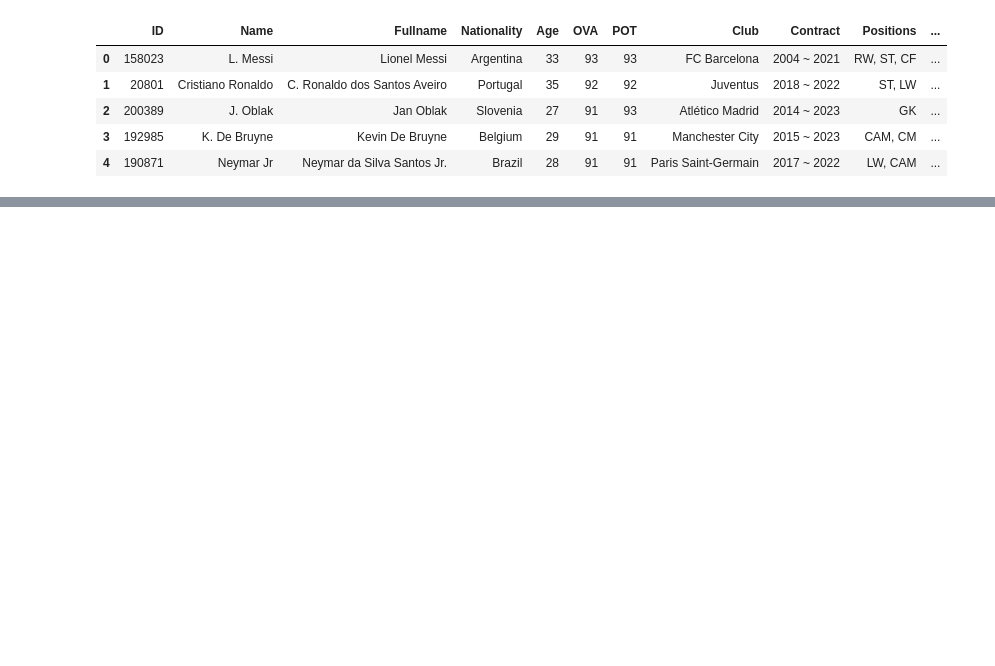
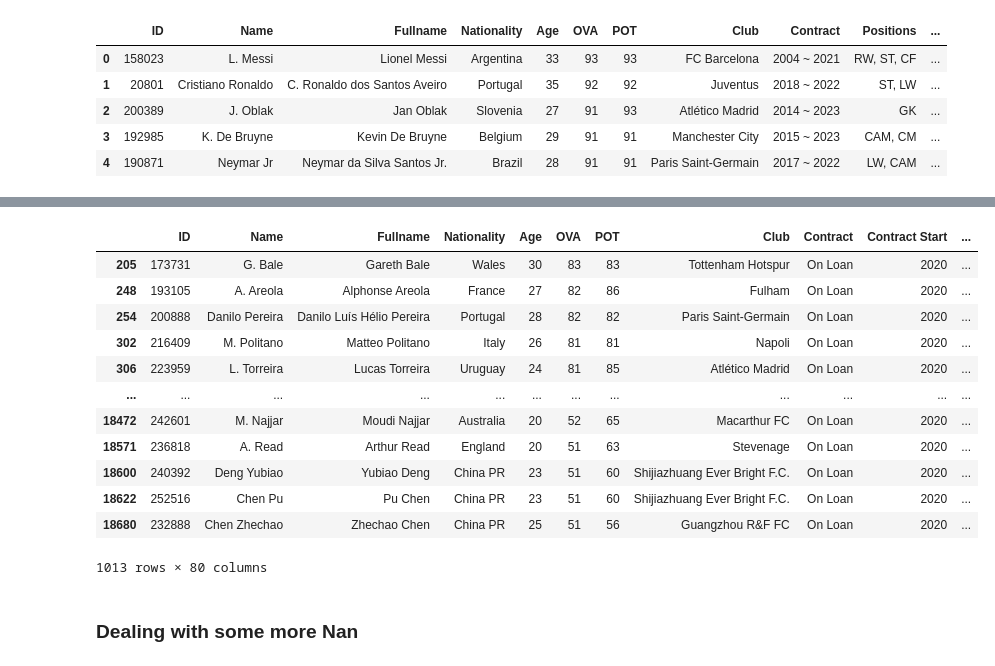
Before and after one commit to danieldorta/FIFA21, a Jupyter notebook: FIFA21 data cleaning.ipynb, the cells around one changed output, grey strips where cells are left out. Cells and saved outputs as stored; diff of their text form; code cells hidden in the pictures; blank space fills up the shorter version.

```diff
--- a/FIFA21 data cleaning.ipynb
+++ b/FIFA21 data cleaning.ipynb
@@ -228,0 +281,27 @@ fifa.head()
+# %%
+for i in range(len(fifa['Contract'])):
+  if 'On Loan' in fifa['Contract'][i]:
+    fifa['Contract End'][i] = fifa['Contract'][i].split()[-3]
+    fifa['Contract'][i] = 'On Loan'
+    fifa['Contract Start'][i] = 2020 #The year of this dataset
+  elif fifa['Contract'][i] == 'Free':
+    fifa['Contract End'][i] = 'Free'
+    fifa['Contract Start'][i] = 'Free'
+# %%
+fifa[fifa['Contract'] == 'On Loan']
+# %% [output]
+|  | ID | Name | Fullname | Nationality | Age | OVA | POT | Club | Contract | Contract Start | ... |
+| 205 | 173731 | G. Bale | Gareth Bale | Wales | 30 | 83 | 83 | Tottenham Hotspur | On Loan | 2020 | ... |
+| 248 | 193105 | A. Areola | Alphonse Areola | France | 27 | 82 | 86 | Fulham | On Loan | 2020 | ... |
+| 254 | 200888 | Danilo Pereira | Danilo Luís Hélio Pereira | Portugal | 28 | 82 | 82 | Paris Saint-Germain | On Loan | 2020 | ... |
+| 302 | 216409 | M. Politano | Matteo Politano | Italy | 26 | 81 | 81 | Napoli | On Loan | 2020 | ... |
+| 306 | 223959 | L. Torreira | Lucas Torreira | Uruguay | 24 | 81 | 85 | Atlético Madrid | On Loan | 2020 | ... |
+| ... | ... | ... | ... | ... | ... | ... | ... | ... | ... | ... | ... |
+| 18472 | 242601 | M. Najjar | Moudi Najjar | Australia | 20 | 52 | 65 | Macarthur FC | On Loan | 2020 | ... |
+| 18571 | 236818 | A. Read | Arthur Read | England | 20 | 51 | 63 | Stevenage | On Loan | 2020 | ... |
+| 18600 | 240392 | Deng Yubiao | Yubiao Deng | China PR | 23 | 51 | 60 | Shijiazhuang Ever Bright F.C. | On Loan | 2020 | ... |
+| 18622 | 252516 | Chen Pu | Pu Chen | China PR | 23 | 51 | 60 | Shijiazhuang Ever Bright F.C. | On Loan | 2020 | ... |
+| 18680 | 232888 | Chen Zhechao | Zhechao Chen | China PR | 25 | 51 | 56 | Guangzhou R&F FC | On Loan | 2020 | ... |
+1013 rows × 80 columns
+# %% [markdown]
+### Dealing with some more Nan
```
Also changed, not shown: parts of 23 cells of this notebook, 1 other file.
